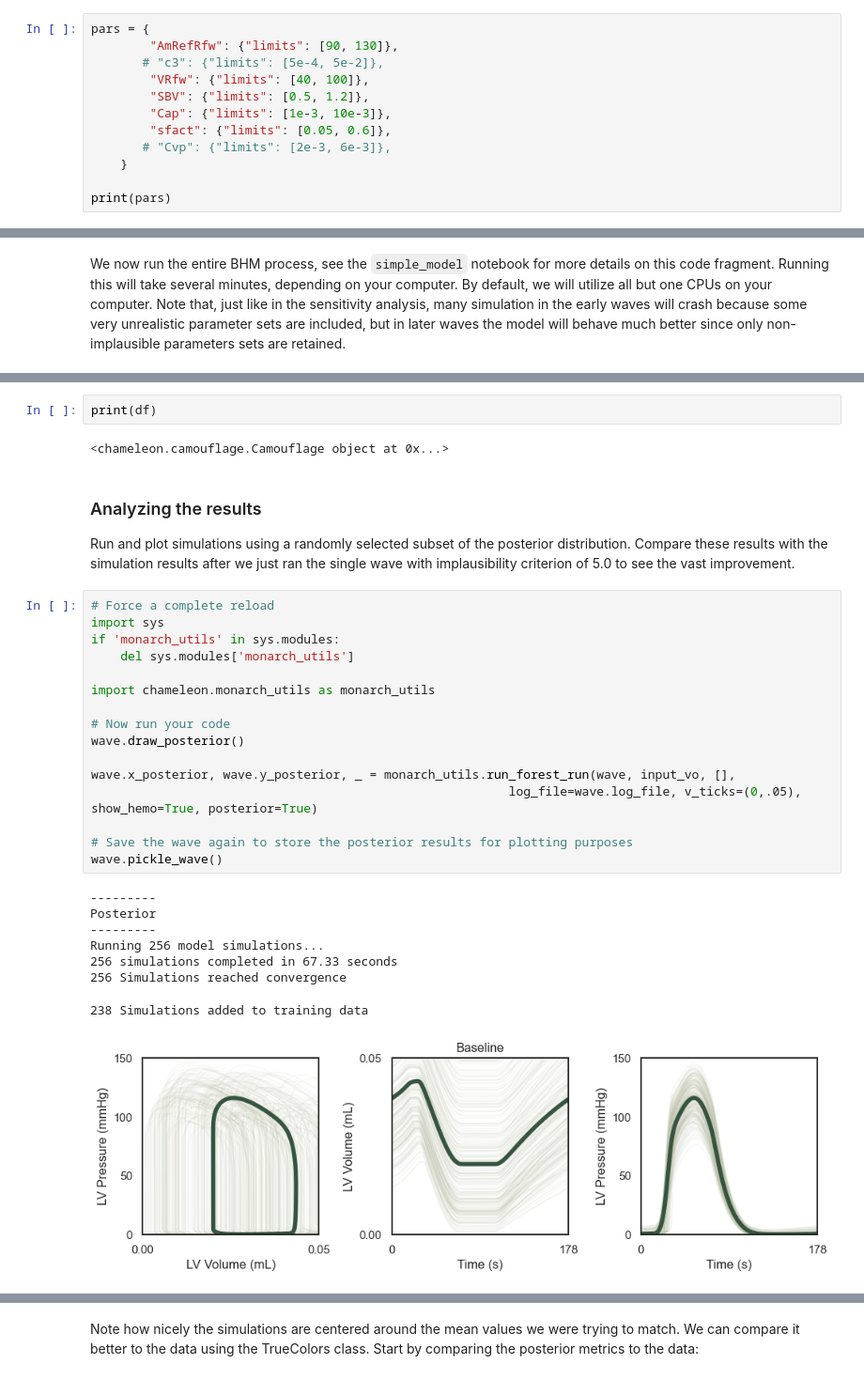
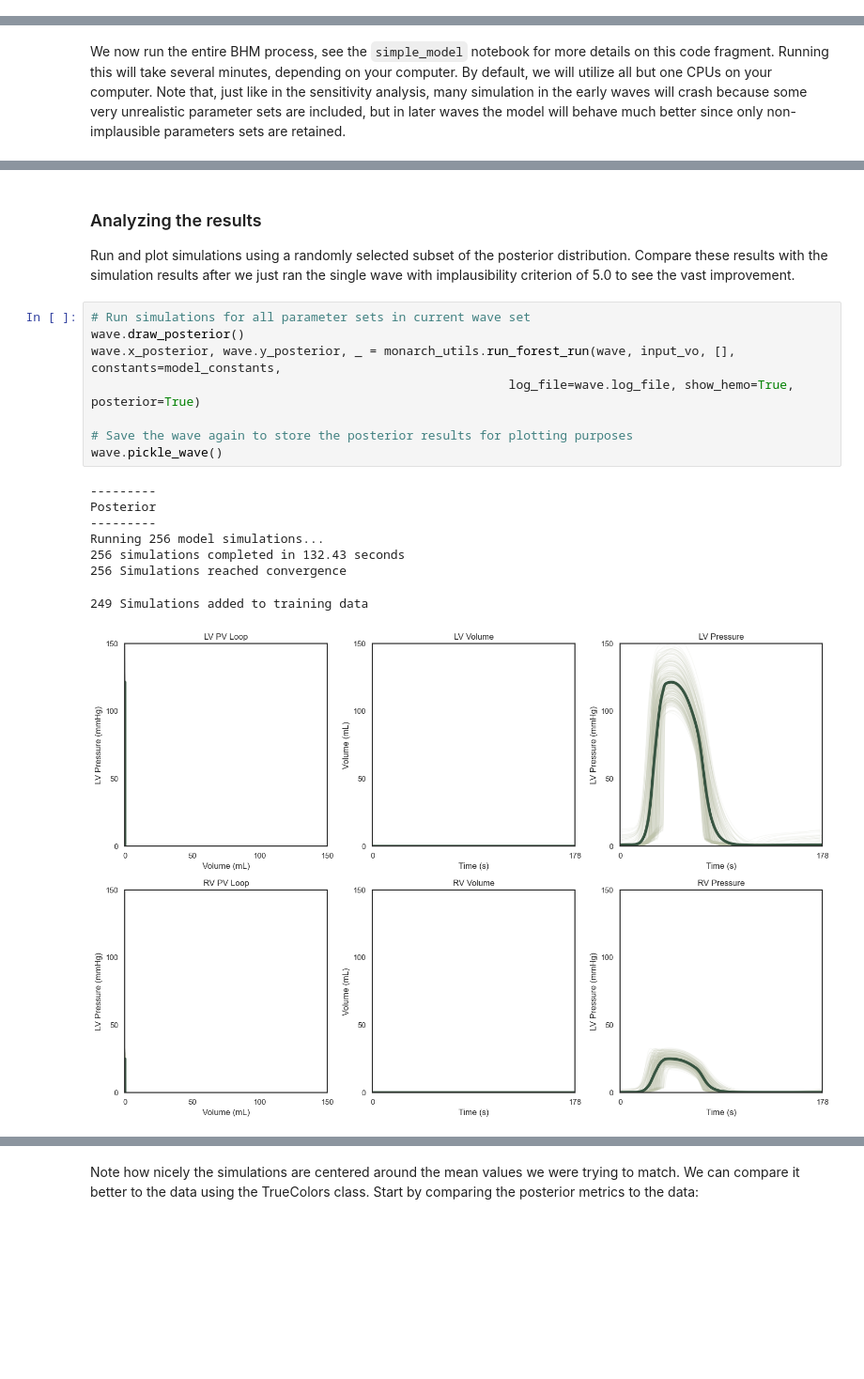
Before and after one commit to sallakim/chameleon, a Jupyter notebook: examples/test_P21_Nx.ipynb, the cells around one changed output, grey strips where cells are left out. Shown at 94% size. Saved outputs shown, nothing was run; the diff lists cells and outputs as text; blank space fills up the shorter version.

```diff
--- a/examples/test_P21_Nx.ipynb
+++ b/examples/test_P21_Nx.ipynb
@@ -232,12 +211,0 @@ print(pars)
-# %%
-pars = {
-        "AmRefRfw": {"limits": [90, 130]},
-       # "c3": {"limits": [5e-4, 5e-2]},
-        "VRfw": {"limits": [40, 100]},
-        "SBV": {"limits": [0.5, 1.2]},
-        "Cap": {"limits": [1e-3, 10e-3]},
-        "sfact": {"limits": [0.05, 0.6]},
-       # "Cvp": {"limits": [2e-3, 6e-3]},
-    }
-
-print(pars)
@@ -365,35 +334,23 @@ with open("C:\\Users\\salla\\Documents\\GitHub\\chameleon\\examples\\demo_monarc
-# %%
-print(df)
-# %% [output]
-<chameleon.camouflage.Camouflage object at 0x...>
 # %% [markdown]
 ### Analyzing the results
 Run and plot simulations using a randomly selected subset of the posterior distribution. Compare these results with the simulation results after we just ran the single wave with implausibility criterion of 5.0 to see the vast improvement.
-# %%
-# Force a complete reload
-import sys
-if 'monarch_utils' in sys.modules:
-    del sys.modules['monarch_utils']
-
-import chameleon.monarch_utils as monarch_utils
-
-# Now run your code
-wave.draw_posterior()
-
-wave.x_posterior, wave.y_posterior, _ = monarch_utils.run_forest_run(wave, input_vo, [],
-                                                         log_file=wave.log_file, v_ticks=(0,.05), show_hemo=True, posterior=True)
-
-# Save the wave again to store the posterior results for plotting purposes
-wave.pickle_wave()
-# %% [output]
----------
-Posterior
----------
-Running 256 model simulations...
-256 simulations completed in 67.33 seconds
-256 Simulations reached convergence
-238 Simulations added to training data
-[figure, removed]
+# %%
+# Run simulations for all parameter sets in current wave set
+wave.draw_posterior()
+wave.x_posterior, wave.y_posterior, _ = monarch_utils.run_forest_run(wave, input_vo, [],  constants=model_constants,
+                                                         log_file=wave.log_file, show_hemo=True, posterior=True)
+
+# Save the wave again to store the posterior results for plotting purposes
+wave.pickle_wave()
+# %% [output]
+---------
+Posterior
+---------
+Running 256 model simulations...
+256 simulations completed in 132.43 seconds
+256 Simulations reached convergence
+249 Simulations added to training data
+[figure, added]
 # %%
 import matplotlib.pyplot as plt
 import seaborn as sns
```
Also changed, not shown: parts of 35 cells of this notebook, 5 other files.
